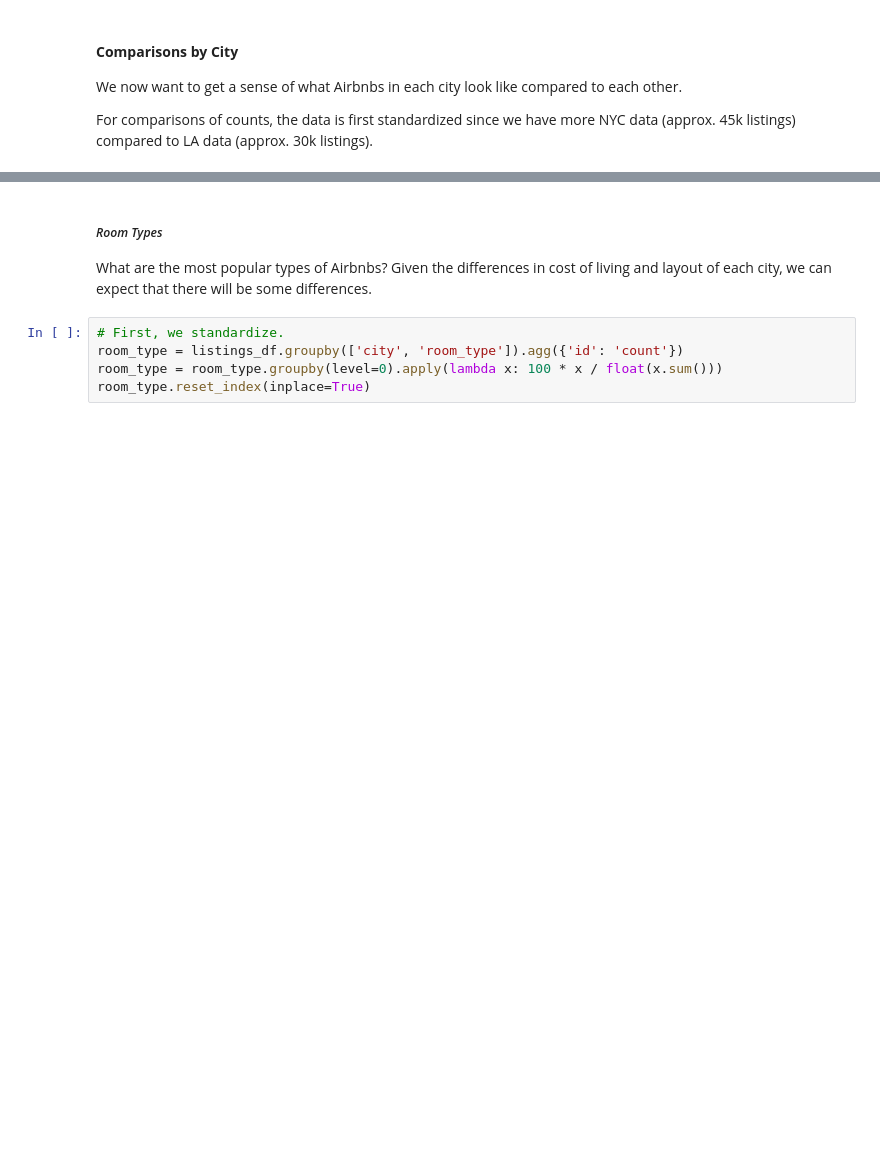
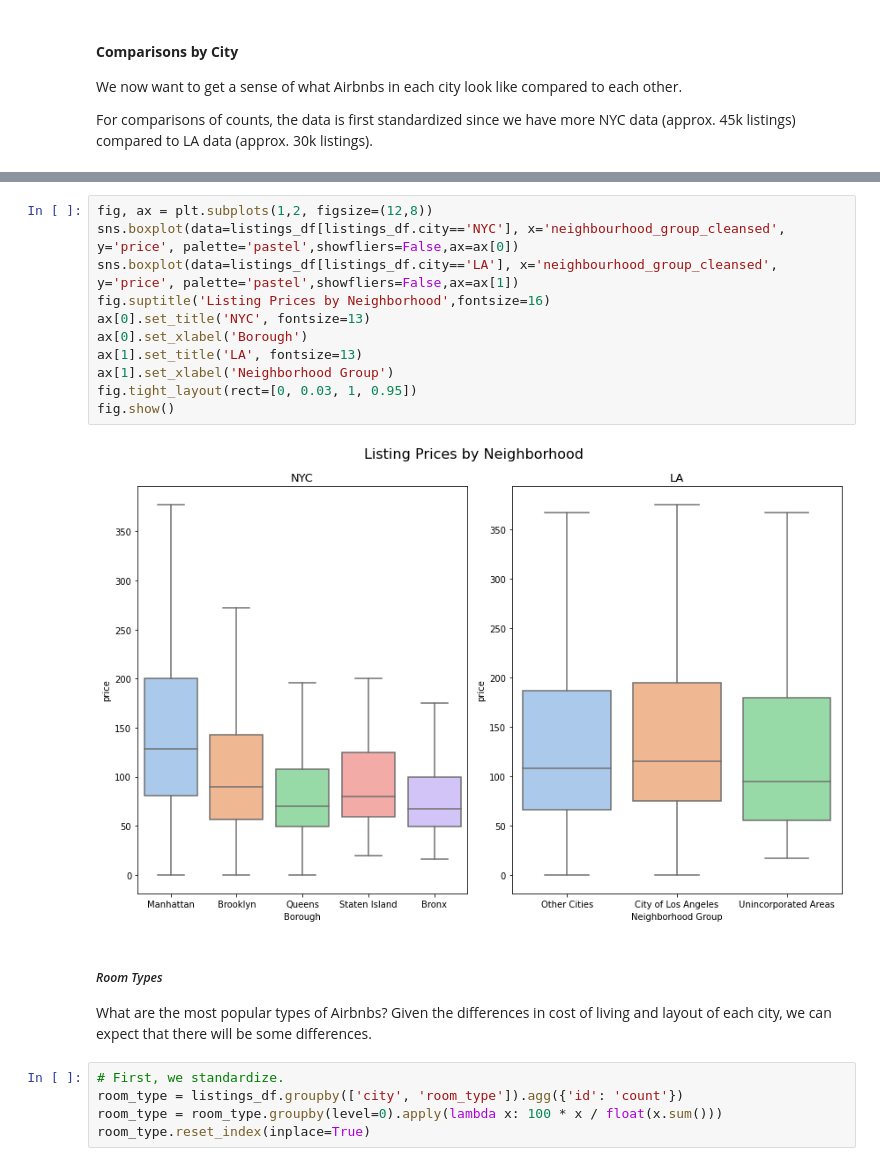
Before and after one commit to sallyhu-seas/NYC-airbnb, a Jupyter notebook: Airbnbs_What_Makes_Them_Successful?.ipynb, the cells around one changed output, grey strips where cells are left out. Saved outputs shown, nothing was run; the diff lists cells and outputs as text; blank space fills up the shorter version.

```diff
--- a/Airbnbs_What_Makes_Them_Successful?.ipynb
+++ b/Airbnbs_What_Makes_Them_Successful?.ipynb
@@ -273,3 +341,16 @@ For comparisons of counts, the data is first standardized since we have more NYC
+# %%
+fig, ax = plt.subplots(1,2, figsize=(12,8))
+sns.boxplot(data=listings_df[listings_df.city=='NYC'], x='neighbourhood_group_cleansed', y='price', palette='pastel',showfliers=False,ax=ax[0])
+sns.boxplot(data=listings_df[listings_df.city=='LA'], x='neighbourhood_group_cleansed', y='price', palette='pastel',showfliers=False,ax=ax[1])
+fig.suptitle('Listing Prices by Neighborhood',fontsize=16)
+ax[0].set_title('NYC', fontsize=13)
+ax[0].set_xlabel('Borough')
+ax[1].set_title('LA', fontsize=13)
+ax[1].set_xlabel('Neighborhood Group')
+fig.tight_layout(rect=[0, 0.03, 1, 0.95])
+fig.show()
+# %% [output]
+[figure, added]
 # %% [markdown]
 ##### *Room Types*
 
```
Also changed, not shown: parts of 300 cells of this notebook.
